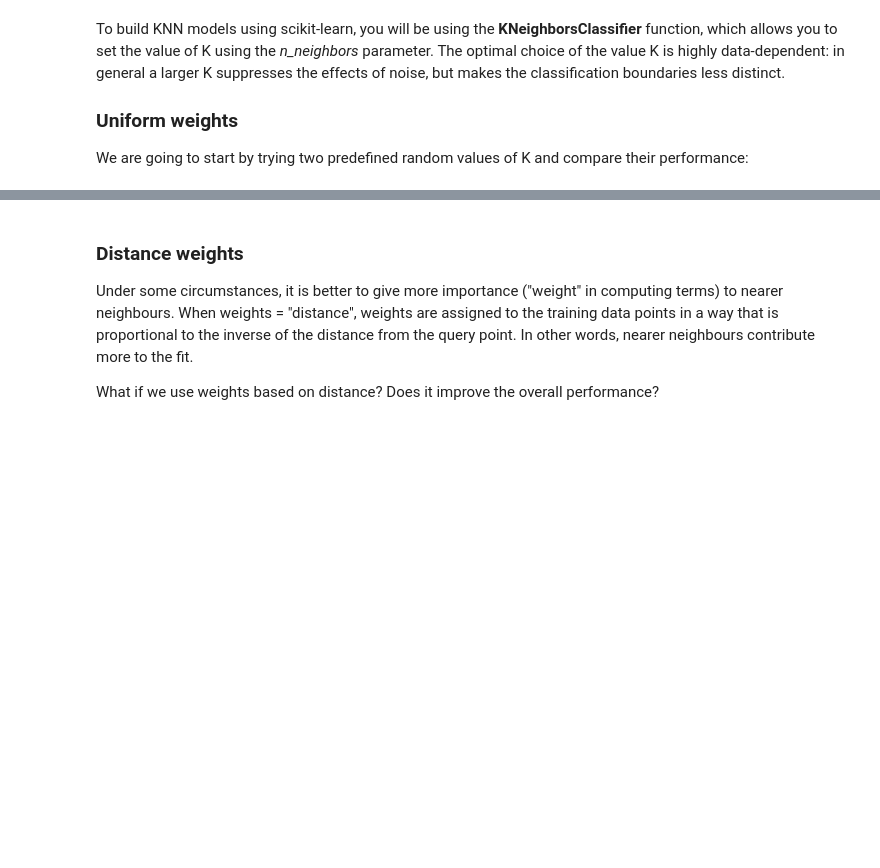
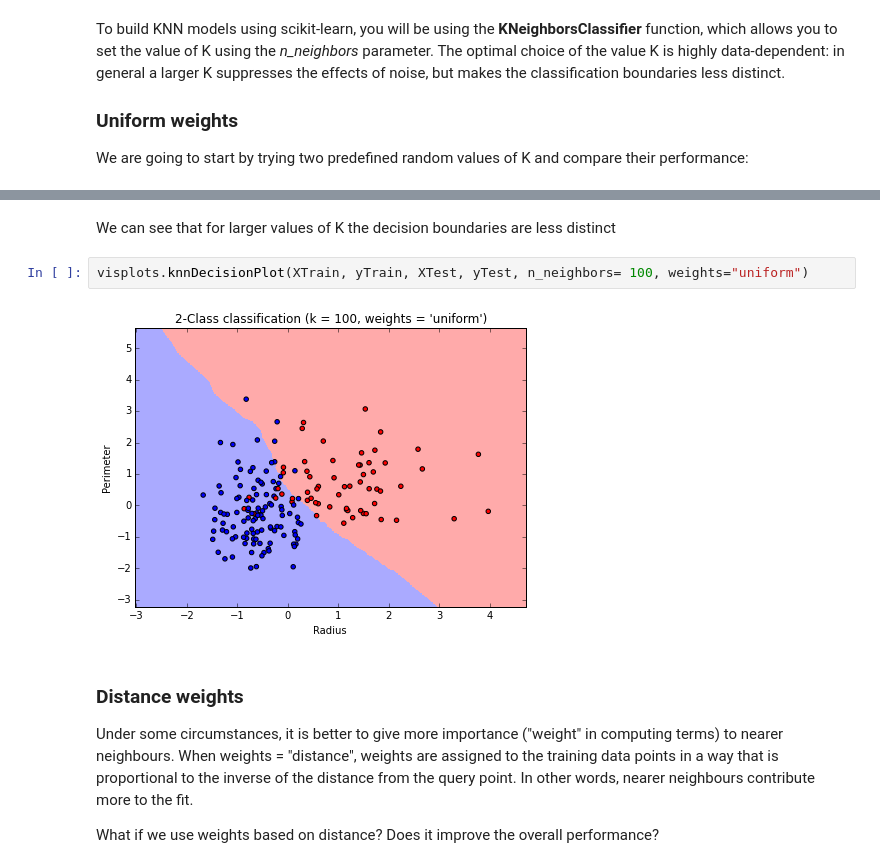
Before and after one commit to cambridgecoding/pydata-tutorial, a Jupyter notebook: PyData.ipynb, the cells around one changed output, grey strips where cells are left out. Cells and saved outputs as stored; diff of their text form; blank space fills up the shorter version.

```diff
--- a/PyData.ipynb
+++ b/PyData.ipynb
@@ -122,3 +175,9 @@ print "Overall Accuracy:", round(metrics.accuracy_score(yTest, yPredK10), 2)
+# %% [markdown]
+We can see that for larger values of K the decision boundaries are less distinct
+# %%
+visplots.knnDecisionPlot(XTrain, yTrain, XTest, yTest, n_neighbors= 100, weights="uniform")
+# %% [output]
+[figure, added]
 # %% [markdown]
 ### Distance weights
 
```
Also changed, not shown: parts of 38 cells of this notebook, 1 other file.
